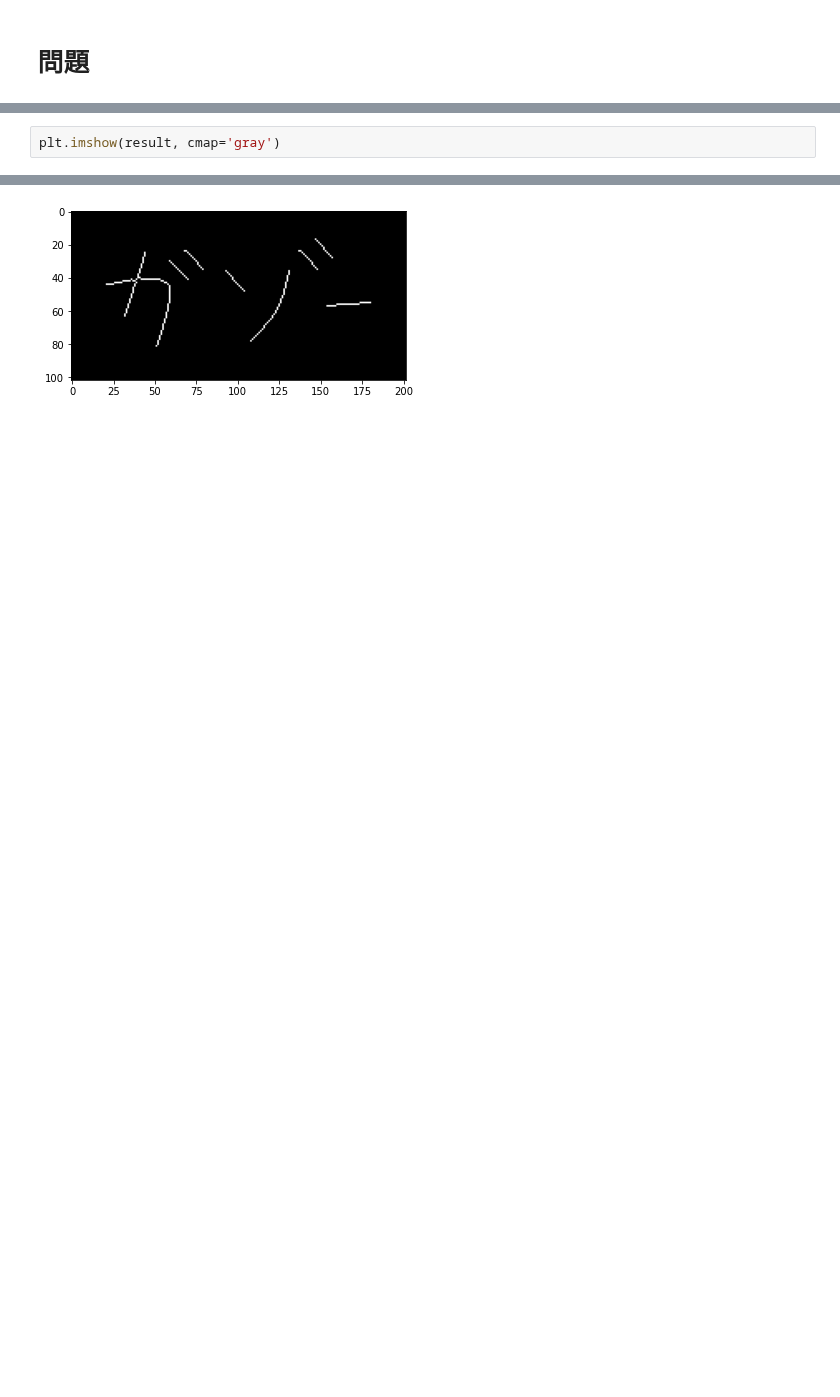
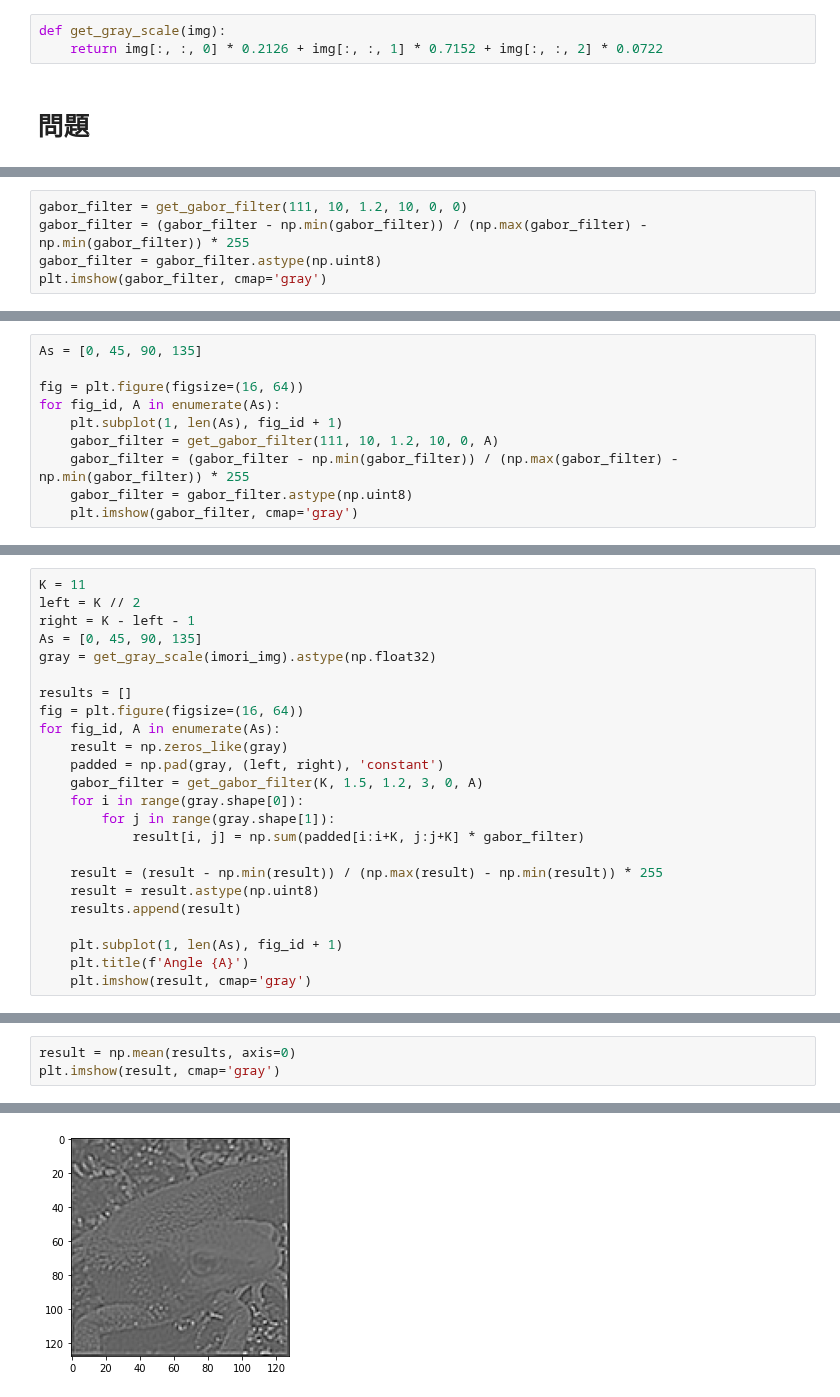
Before and after one commit to Yuki-Wada/exercises, a Jupyter notebook: image_processing_100_knock/solution/Question_71_80.ipynb, the cells around one changed output, grey strips where cells are left out. Cells and saved outputs as stored; diff of their text form; blank space fills up the shorter version.

Commit message:
complete image processing 100 knock

```diff
--- a/image_processing_100_knock/solution/Question_71_80.ipynb
+++ b/image_processing_100_knock/solution/Question_71_80.ipynb
@@ -29,2 +69,5 @@ gazo_img = gazo_img[:, :]
+# %%
+def get_gray_scale(img):
+    return img[:, :, 0] * 0.2126 + img[:, :, 1] * 0.7152 + img[:, :, 2] * 0.0722
 # %% [markdown]
 # 問題
@@ -201,0 +238,5 @@ result = result.astype(np.uint8)
+# %%
+gabor_filter = get_gabor_filter(111, 10, 1.2, 10, 0, 0)
+gabor_filter = (gabor_filter - np.min(gabor_filter)) / (np.max(gabor_filter) - np.min(gabor_filter)) * 255
+gabor_filter = gabor_filter.astype(np.uint8)
+plt.imshow(gabor_filter, cmap='gray')
@@ -201,0 +248,10 @@ result = result.astype(np.uint8)
+# %%
+As = [0, 45, 90, 135]
+
+fig = plt.figure(figsize=(16, 64))
+for fig_id, A in enumerate(As):
+    plt.subplot(1, len(As), fig_id + 1)
+    gabor_filter = get_gabor_filter(111, 10, 1.2, 10, 0, A)
+    gabor_filter = (gabor_filter - np.min(gabor_filter)) / (np.max(gabor_filter) - np.min(gabor_filter)) * 255
+    gabor_filter = gabor_filter.astype(np.uint8)
+    plt.imshow(gabor_filter, cmap='gray')
@@ -201,0 +262,24 @@ result = result.astype(np.uint8)
+# %%
+K = 11
+left = K // 2
+right = K - left - 1
+As = [0, 45, 90, 135]
+gray = get_gray_scale(imori_img).astype(np.float32)
+
+results = []
+fig = plt.figure(figsize=(16, 64))
+for fig_id, A in enumerate(As):
+    result = np.zeros_like(gray)
+    padded = np.pad(gray, (left, right), 'constant')
+    gabor_filter = get_gabor_filter(K, 1.5, 1.2, 3, 0, A)
+    for i in range(gray.shape[0]):
+        for j in range(gray.shape[1]):
+            result[i, j] = np.sum(padded[i:i+K, j:j+K] * gabor_filter)
+
+    result = (result - np.min(result)) / (np.max(result) - np.min(result)) * 255
+    result = result.astype(np.uint8)
+    results.append(result)
+
+    plt.subplot(1, len(As), fig_id + 1)
+    plt.title(f'Angle {A}')
+    plt.imshow(result, cmap='gray')
@@ -202,5 +290,6 @@ result = result.astype(np.uint8)
 # %%
+result = np.mean(results, axis=0)
 plt.imshow(result, cmap='gray')
 # %% [output]
 <matplotlib.image.AxesImage at 0x...>
-[figure, old version]
+[figure, new version]
```
Also changed, not shown: parts of 68 cells of this notebook, 9 other files.
